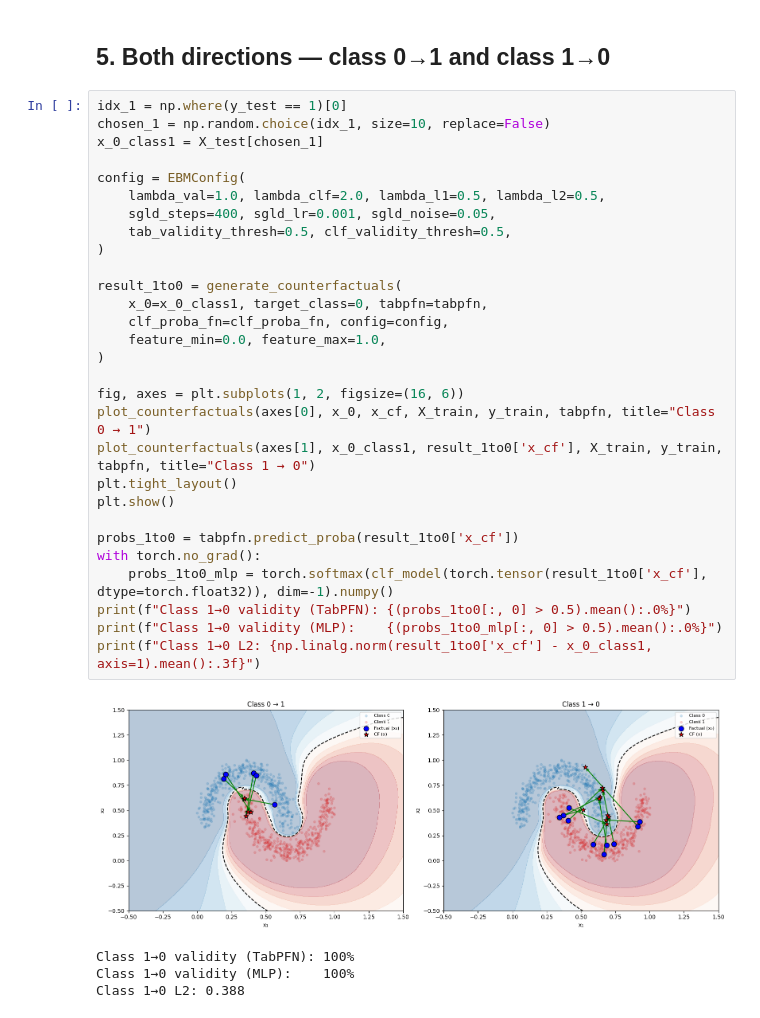
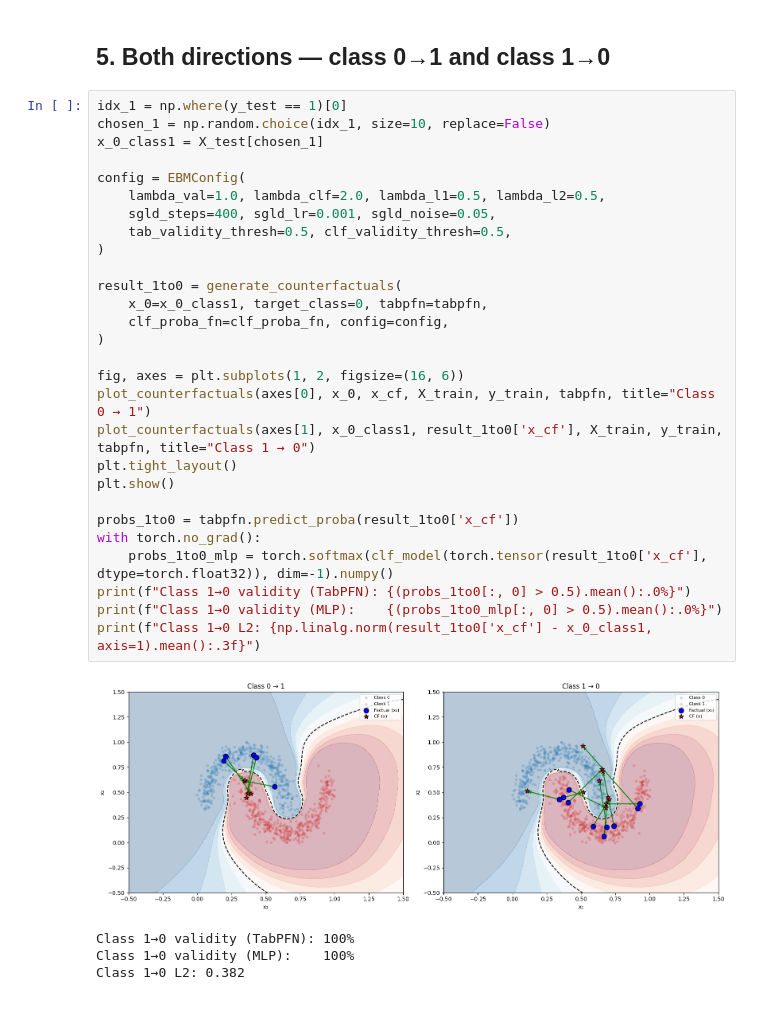
Before and after one commit to ofurman/CounterContEX, a Jupyter notebook: tabpfn/CounterfactualEBM.ipynb, the cells around one changed output. Saved outputs shown, nothing was run; the diff lists cells and outputs as text.

```diff
--- a/tabpfn/CounterfactualEBM.ipynb
+++ b/tabpfn/CounterfactualEBM.ipynb
@@ -192,34 +192,33 @@ plt.show()
 # %%
 idx_1 = np.where(y_test == 1)[0]
 chosen_1 = np.random.choice(idx_1, size=10, replace=False)
 x_0_class1 = X_test[chosen_1]
 
 config = EBMConfig(
     lambda_val=1.0, lambda_clf=2.0, lambda_l1=0.5, lambda_l2=0.5,
     sgld_steps=400, sgld_lr=0.001, sgld_noise=0.05,
     tab_validity_thresh=0.5, clf_validity_thresh=0.5,
 )
 
 result_1to0 = generate_counterfactuals(
     x_0=x_0_class1, target_class=0, tabpfn=tabpfn,
     clf_proba_fn=clf_proba_fn, config=config,
-    feature_min=0.0, feature_max=1.0,
 )
 
 fig, axes = plt.subplots(1, 2, figsize=(16, 6))
 plot_counterfactuals(axes[0], x_0, x_cf, X_train, y_train, tabpfn, title="Class 0 → 1")
 plot_counterfactuals(axes[1], x_0_class1, result_1to0['x_cf'], X_train, y_train, tabpfn, title="Class 1 → 0")
 plt.tight_layout()
 plt.show()
 
 probs_1to0 = tabpfn.predict_proba(result_1to0['x_cf'])
 with torch.no_grad():
     probs_1to0_mlp = torch.softmax(clf_model(torch.tensor(result_1to0['x_cf'], dtype=torch.float32)), dim=-1).numpy()
 print(f"Class 1→0 validity (TabPFN): {(probs_1to0[:, 0] > 0.5).mean():.0%}")
 print(f"Class 1→0 validity (MLP):    {(probs_1to0_mlp[:, 0] > 0.5).mean():.0%}")
 print(f"Class 1→0 L2: {np.linalg.norm(result_1to0['x_cf'] - x_0_class1, axis=1).mean():.3f}")
 # %% [output]
-[figure, old version]
+[figure, new version]
 Class 1→0 validity (TabPFN): 100%
 Class 1→0 validity (MLP):    100%
-Class 1→0 L2: 0.388
+Class 1→0 L2: 0.382
```
Also changed, not shown: parts of 2 cells of this notebook, 1 other file.
